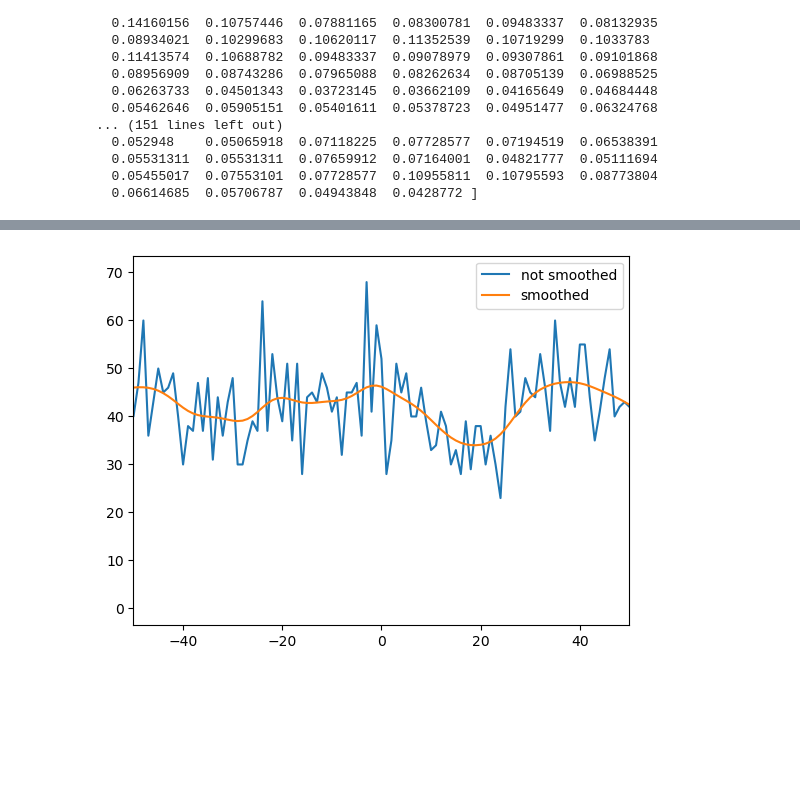
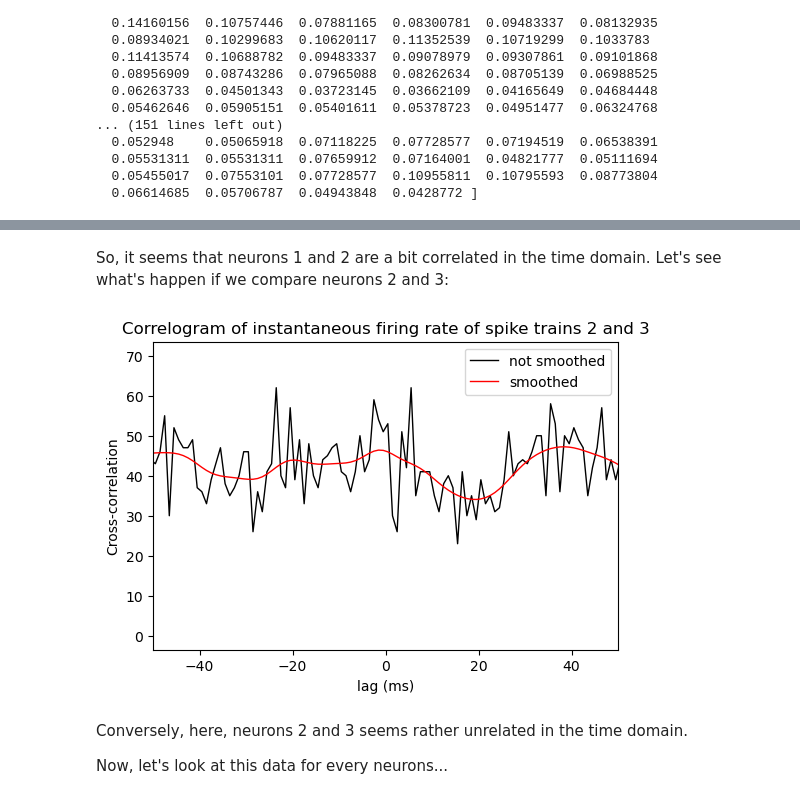
Before and after one commit to nicolas-bsrt/parkinson_project, a Jupyter notebook: project.ipynb, the cells around one changed output, grey strips where cells are left out. Saved outputs shown, nothing was run; the diff lists cells and outputs as text; code cells hidden in the pictures; blank space fills up the shorter version.

```diff
--- a/project.ipynb
+++ b/project.ipynb
@@ -62,7 +92,8 @@ In the EEF dataset we have:
 # %%
-# Select a few datasets to work with: EEG and 3 spike trains from parkinsonian animals in 'activated state'
-EEG=data['ActivPark']['L23_EEGipsi']
+# Select a few datasets to work with:
+# EEG and 3 spike trains from parkinsonian animals in 'activated state'
+
+eeg_activ_park=data['ActivPark']['L23_EEGipsi']
 ST1=data['ActivPark']['L23_Pr20_c09']
 ST2=data['ActivPark']['L23_Pr20_c0A']
 ST3=data['ActivPark']['L23_Pr20_c0B']
-dict(EEG)
@@ -232,11 +285,19 @@ IFR3 = np.histogram(ST3['times'][0], bins=100000)[0]
 # %%
 # Plot the cross-correlogram of instantaneous firing rate (IFR) of spike train 1 and IFR of spike train 2 for delays from -250ms to +250ms
-cross_corr_12 = scipy.signal.correlate(IFR1, IFR2)
-cross_corr_lag_vector = np.linspace(-99999, 99999, len(cross_corr_12))
-plt.figure(figsize=(12,6))
-plt.plot(cross_corr_lag_vector, cross_corr_12)
+
+# Cross-correlation of the two first instantaneous firing rate
+cross_corr_12 = signal.correlate(inst_fire_rate_1, inst_fire_rate_2)
+
+# In order to plot the resulting cross-correlogram with a proper x-axis, we will need to compute the time series
+correlogram_length = len(cross_corr_12)
+cross_corr_lag_vector = np.linspace(-correlogram_length/2+1, correlogram_length/2, correlogram_length)
+
+# Plot the cross-correlogram
+plt.figure(figsize=(16,4))
+plt.plot(cross_corr_lag_vector, cross_corr_12, color='k', linewidth=1, label='Correlation')
 plt.xlim(-250, 250)
+plt.xlabel('lag (ms)')
+plt.ylabel('Cross-correlation')
+plt.title('Correlogram of instantaneous firing rate of the 2 firsts spike trains')
 plt.show()
-
-# TODO: ajouter titre des graphs et des axes
 # %% [output]
@@ -277,15 +331,28 @@ plt.show()
+# %% [markdown]
+So, it seems that neurons 1 and 2 are a bit correlated in the time domain. Let's see what's happen if we compare neurons 2 and 3:
 # %%
-cross_corr_23 = scipy.signal.correlate(IFR2, IFR3)
+# Repeat the same procedure (cells 11 and 12) for spike trains 2 and 3
+
+# Compute the cross-correlation of neurons 2 and 3
+cross_corr_23 = signal.correlate(inst_fire_rate_2, inst_fire_rate_3)
+# Smooth the resulting function
 smooth_cross_corr_23 = np.convolve(cross_corr_23, gaussian, mode="same") / np.sum(gaussian)
 
-plt.plot(cross_corr_lag_vector, cross_corr_23, label='not smoothed')
-plt.plot(cross_corr_lag_vector, smooth_cross_corr_23, label='smoothed')
+# Plot the resulting curves
+plt.figure(figsize=(6,4))
+plt.plot(cross_corr_lag_vector, cross_corr_23, label='not smoothed', color='k', linewidth=1)
+plt.plot(cross_corr_lag_vector, smooth_cross_corr_23, label='smoothed', color='r', linewidth=1)
 plt.xlim(-50,50)
+plt.xlabel('lag (ms)')
+plt.ylabel('Cross-correlation')
+plt.title('Correlogram of instantaneous firing rate of spike trains 2 and 3')
 plt.legend()
 plt.show()
-
-# TODO: ajouter titre des graphs et des axes
 # %% [output]
-[figure, old version]
+[figure, new version]
+# %% [markdown]
+Conversely, here, neurons 2 and 3 seems rather unrelated in the time domain.
+
+Now, let's look at this data for every neurons...
 # %%
 # Repeat the procedure (cell 11 and 12) for all pairs of spike trains recorded in this file (ActivPark)
```
Also changed, not shown: parts of 50 cells of this notebook.
